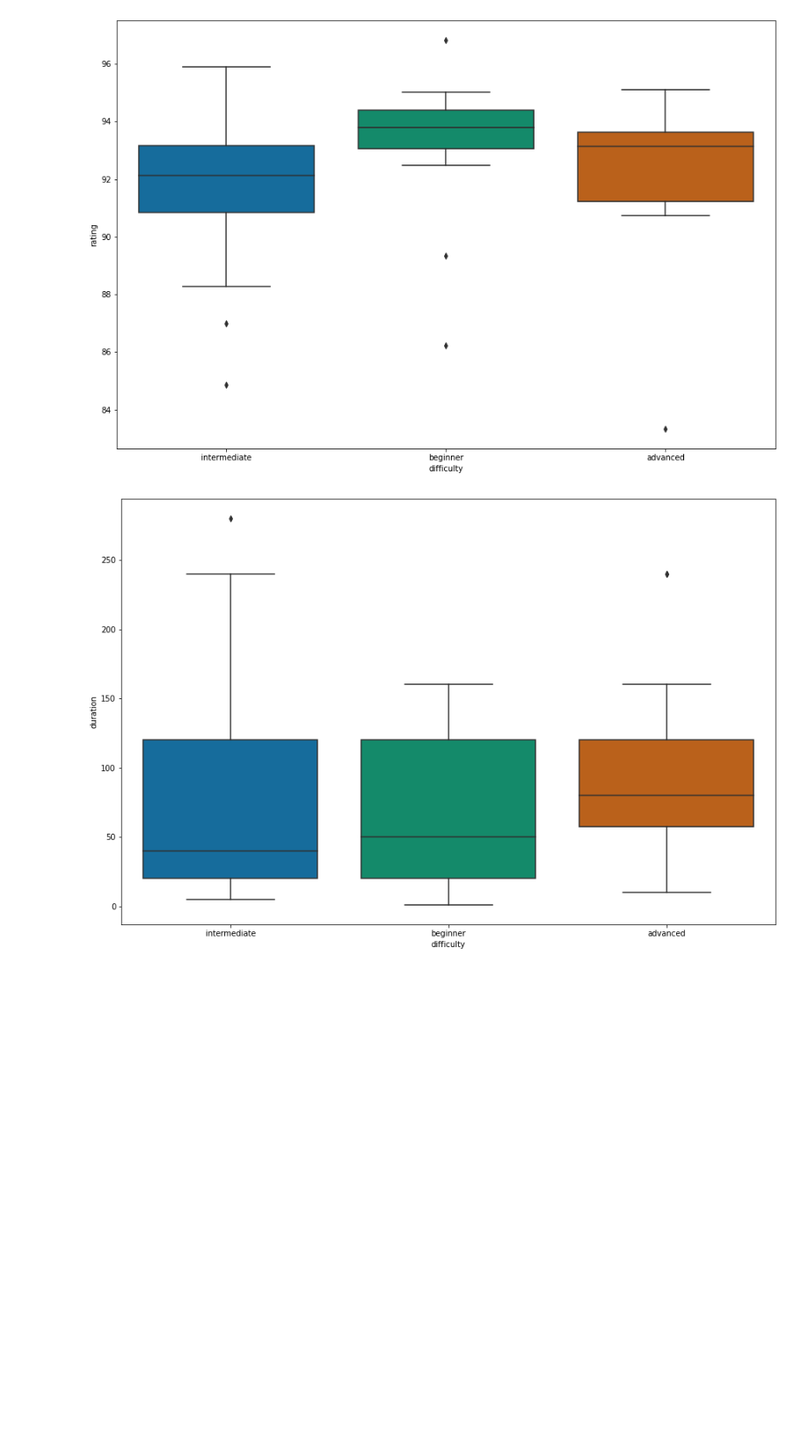
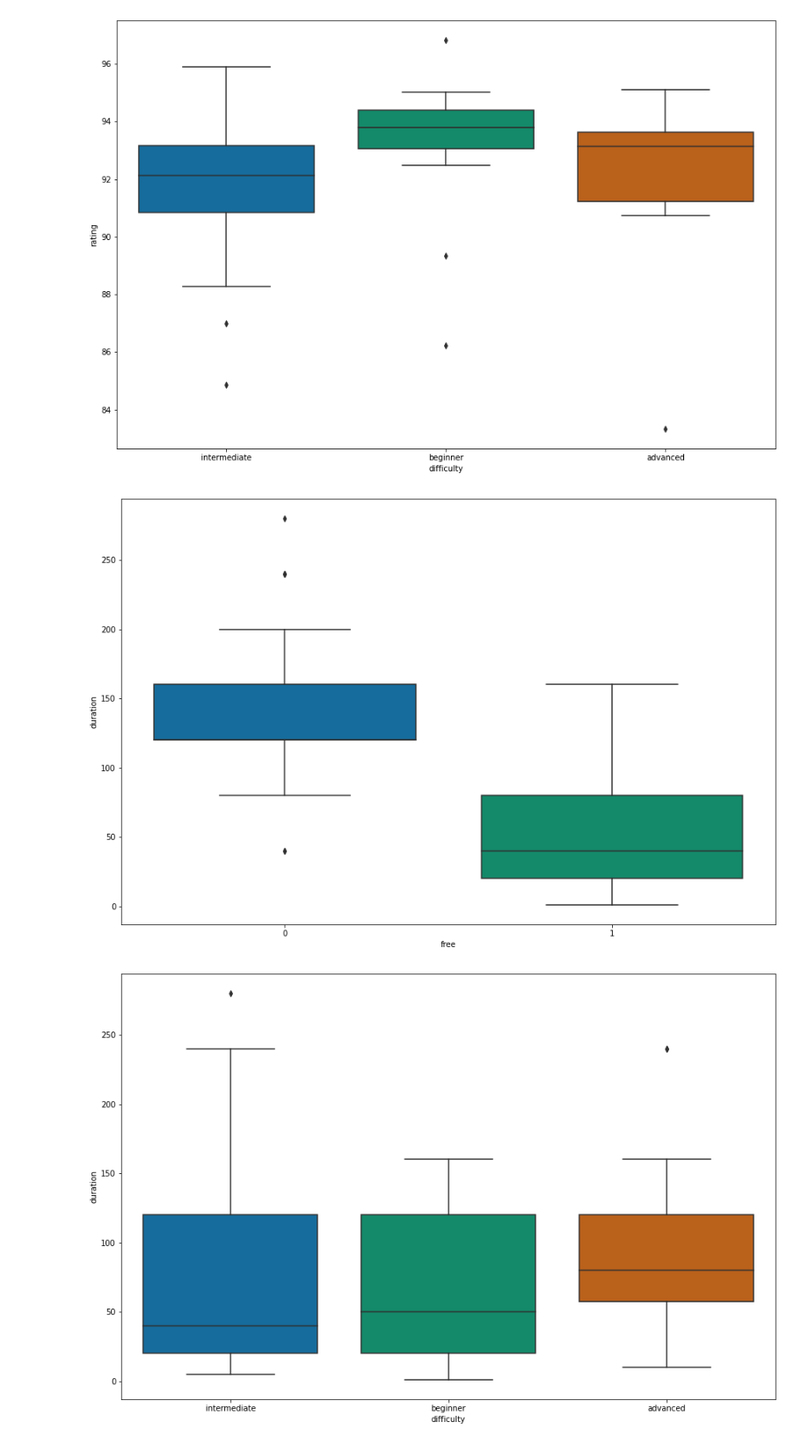
Before and after one commit to nmartinezs2017/coursing-ml, a Jupyter notebook: coursing-ml/notebooks/data_exploration.ipynb, the cells around one changed output. Shown: that part at 88% size. Cells and saved outputs as stored; diff of their text form; code cells hidden in the pictures; blank space fills up the shorter version.

```diff
--- a/coursing-ml/notebooks/data_exploration.ipynb
+++ b/coursing-ml/notebooks/data_exploration.ipynb
@@ -279,6 +279,10 @@ df.describe(include='all')
 discrete_var_boxplot(x='difficulty',y='rating',data=df)
 # %% [output]
 [figure]
+# %%
+discrete_var_boxplot(x='free',y='duration',data=df)
+# %% [output]
+[figure, added]
 # %%
 discrete_var_boxplot(x='difficulty',y='duration',data=df)
 # %% [output]
```
Also changed, not shown: parts of 4 cells of this notebook, 4 other files.
